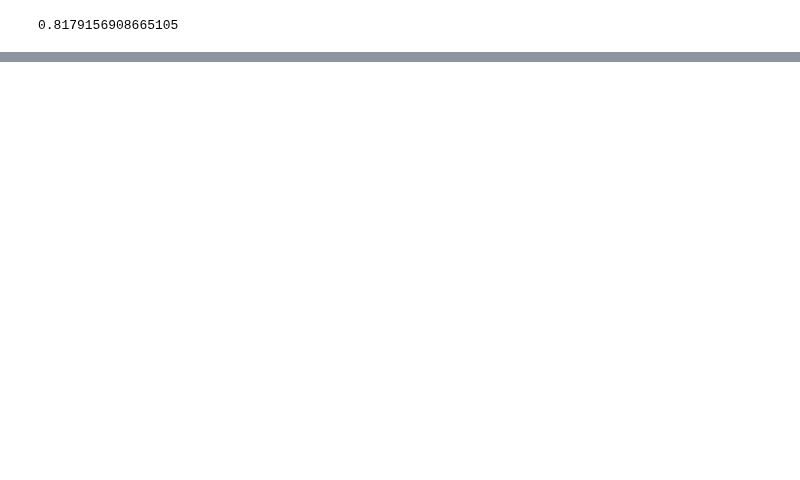
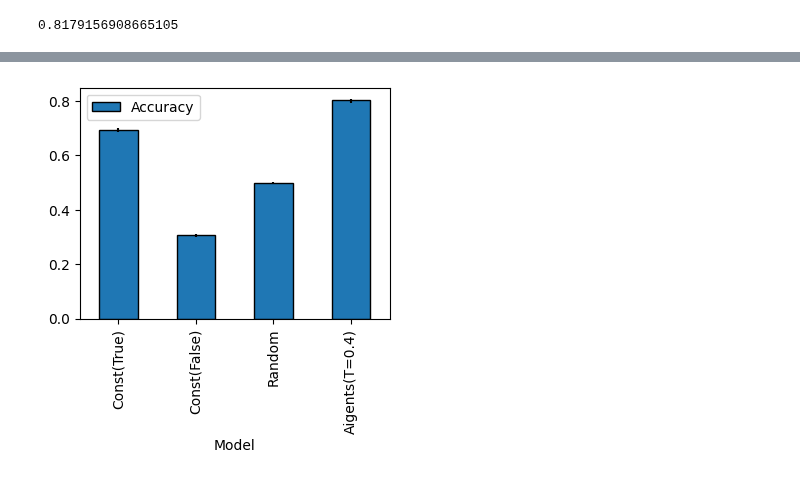
Before and after one commit to aigents/pygents, a Jupyter notebook: notebooks/nlp/distortions/distortions_joint_binary.ipynb, the cells around one changed output, grey strips where cells are left out. Saved outputs shown, nothing was run; the diff lists cells and outputs as text; code cells hidden in the pictures; blank space fills up the shorter version.

Commit message:
fix accuracy and F1

```diff
--- a/notebooks/nlp/distortions/distortions_joint_binary.ipynb
+++ b/notebooks/nlp/distortions/distortions_joint_binary.ipynb
@@ -481,0 +488,15 @@ for p in ax.patches:
+# %%
+res_list = [[],[],[],[]]
+for n in range(3):
+    df = df3s[n]
+    yes, no = binary_df_bias(df)
+    print('unbalanced F1',f1_from_counts(yes, 0, no, 0))
+    acc_t, f1_t  = evaluate_df_acc_f1(df,our_evaluator_true,0)
+    acc_f, f1_f = evaluate_df_acc_f1(df,our_evaluator_false,0)
+    acc_r, f1_r = evaluate_df_acc_f1(df,our_evaluator_random,0)
+    acc_a, f1_a = evaluate_df_acc_f1(df,our_evaluator_avg,0.4)
+    res_list[0].append(acc_t)
+    res_list[1].append(acc_f)
+    res_list[2].append(acc_r)
+    res_list[3].append(acc_a)
+res_list
@@ -481,0 +511,13 @@ for p in ax.patches:
+# %%
+algs = ['Const(True)','Const(False)','Random','Aigents(T=0.4)']
+avg = []
+error = {}
+for i in range(len(algs)):
+    average = sum(res_list[i])/3
+    a_min = min(res_list[i])
+    a_max = max(res_list[i])
+    avg.append(average)
+    error[average] = {'max':a_max,'min':a_min}
+
+df = pd.DataFrame({'Model':algs,'Accuracy':avg})
+df
@@ -481,0 +530,15 @@ for p in ax.patches:
+# %%
+plt.rcParams["patch.force_edgecolor"] = True
+fig, ax = plt.subplots(figsize=(4, 3))
+
+df.plot.bar(x='Model', y='Accuracy', ax=ax)
+
+for p in ax.patches:
+    x = p.get_x()  # get the bottom left x corner of the bar
+    w = p.get_width()  # get width of bar
+    h = p.get_height()  # get height of bar
+    min_y = error[h]['min']  # use h to get min from dict z
+    max_y = error[h]['max']  # use h to get max from dict z
+    plt.vlines(x+w/2, min_y, max_y, color='k')  # draw a vertical line
+# %% [output]
+[figure, added]
```
Also changed, not shown: parts of 7 cells of this notebook.
